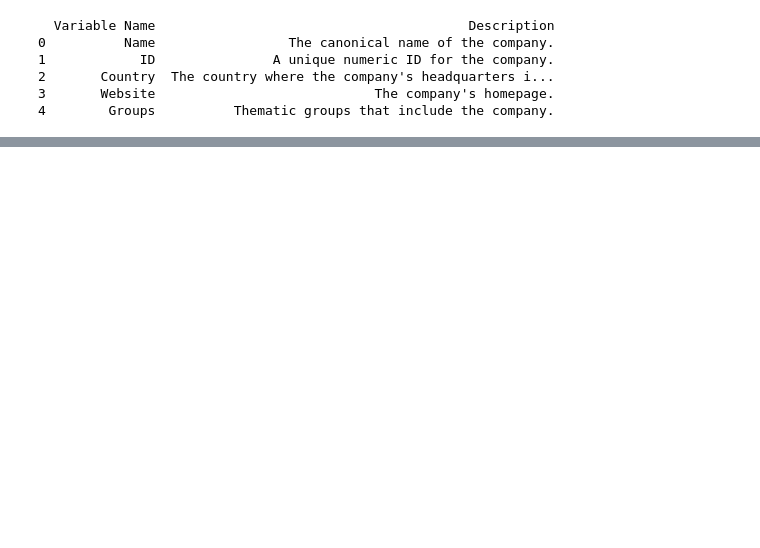
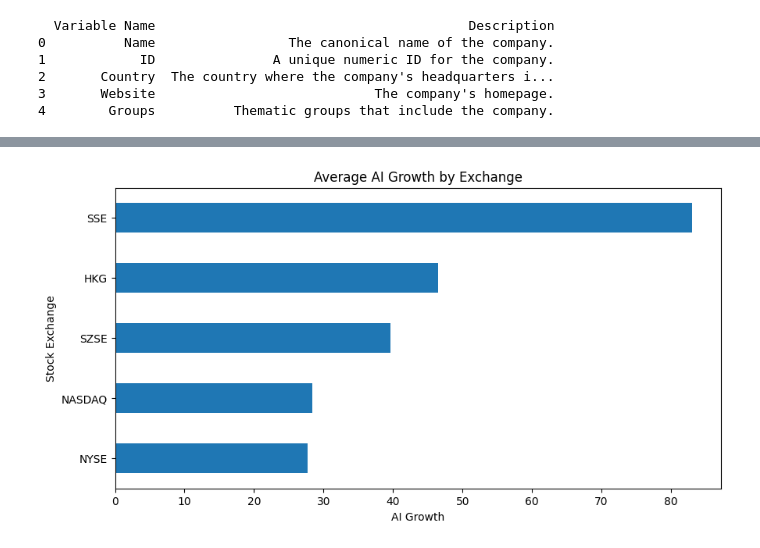
Before and after one commit to RandallCher/Business-AI-Decision-Making, a Jupyter notebook: Main.ipynb, the cells around one changed output, grey strips where cells are left out. Drawn from its saved outputs; the diff is of its cells as text; code cells hidden in the pictures; blank space fills up the shorter version.

```diff
--- a/Main.ipynb
+++ b/Main.ipynb
@@ -115,0 +168,26 @@ The number of AI_Publicationss, Total_Publiccations, AI patents, and Granted_AI_
+# %%
+# Define a function to remove outliers per group
+def remove_outliers(group):
+    """
+        Removes outliers from a group based on the Interquartile Range (IQR) method by filtering values that lie outside 1.5 times the IQR below Q1 or above Q3.
+    """
+    Q1 = group.quantile(0.25)
+    Q3 = group.quantile(0.75)
+    IQR = Q3 - Q1
+    lower_bound = Q1 - 1.5 * IQR
+    upper_bound = Q3 + 1.5 * IQR
+    return group[(group >= lower_bound) & (group <= upper_bound)]
+
+# Remove outliers from AI_Growth within each Exchange and those that completely abandon AI
+
+df_filtered = df_unique_listings[df_unique_listings["AI_Growth"] > -100]  # First remove the abandoned AI (-100)
+df_filtered.loc[:, "AI_Growth"] = df_filtered.groupby("Exchange")["AI_Growth"].transform(remove_outliers)
+
+
+
+# print(df_filtered.head())
+
+
+# min and max AI_Growth after outlier removal
+ai_growth_extremes_filtered = df_filtered.groupby('Exchange')['AI_Growth'].agg(['min', 'max', 'count']).reset_index()
+print(ai_growth_extremes_filtered)
@@ -115,0 +201,8 @@ The number of AI_Publicationss, Total_Publiccations, AI patents, and Granted_AI_
+# %%
+summary = df_filtered.groupby('Exchange')['AI_Growth'].mean().reset_index()
+
+# 6. Sort the summary by average AI_Growth
+summary = summary.sort_values('AI_Growth')
+
+print("Summary of Average AI Growth by Exchange:")
+print(summary)
@@ -115,0 +217,8 @@ The number of AI_Publicationss, Total_Publiccations, AI patents, and Granted_AI_
+# %%
+summary['AI_Growth'].sort_values().plot(kind='barh', figsize=(10, 5), title="Average AI Growth by Exchange")
+plt.xlabel("AI Growth")
+plt.ylabel("Stock Exchange")
+plt.yticks(ticks=range(len(summary)), labels=summary['Exchange'], fontsize=10)
+plt.show()
+# %% [output]
+[figure, added]
```
Also changed, not shown: parts of 22 cells of this notebook.
